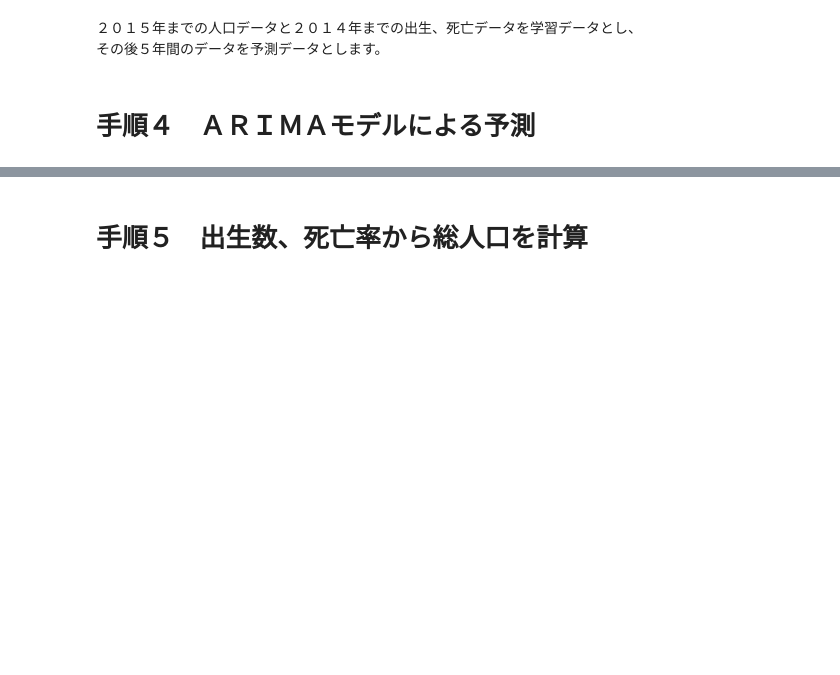
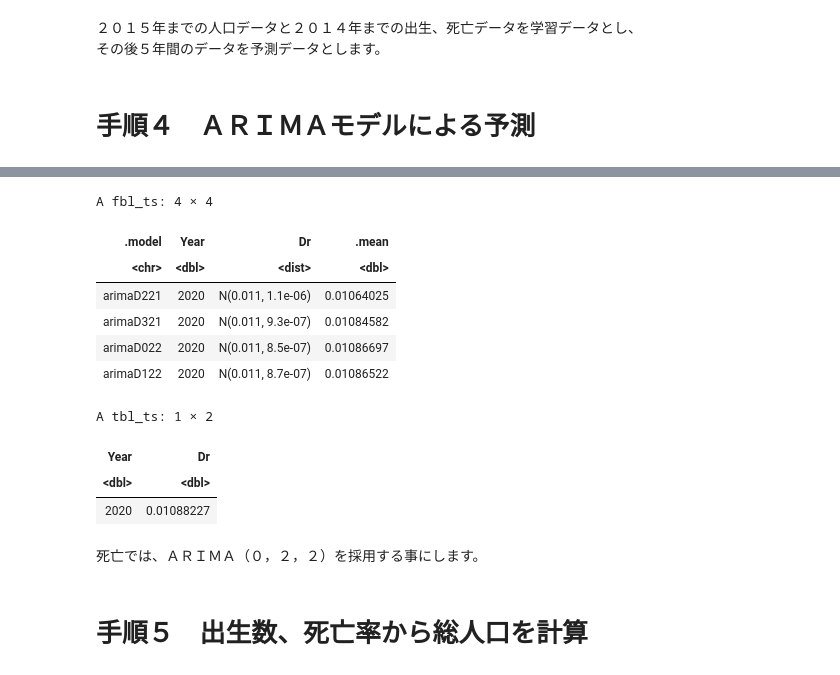
Before and after one commit to u-10bei/Population_Projections, a Jupyter notebook: ipynb/R_ARIMA_3.ipynb, the cells around one changed output, grey strips where cells are left out. Saved outputs shown, nothing was run; the diff lists cells and outputs as text; code cells hidden in the pictures; blank space fills up the shorter version.

```diff
--- a/ipynb/R_ARIMA_3.ipynb
+++ b/ipynb/R_ARIMA_3.ipynb
@@ -213,3 +275,35 @@ A fbl_ts: 6 × 4
+# %%
+pop_train3 |>
+  model(
+    arimaD221 = ARIMA( Dr ~ 0 + pdq( 3, 2, 0 )),
+    arimaD321 = ARIMA( Dr ~ 0 + pdq( 4, 2, 0 )),
+    arimaD022 = ARIMA( Dr ~ 0 + pdq( 2, 2, 1 )),
+    arimaD122 = ARIMA( Dr ~ 0 + pdq( 3, 2, 1 ))) ->
+pop_arimaDr
+
+# ＡＲＩＭＡによる予測
+pop_arimaDr |>
+  forecast( h = "6 years") ->
+pop_arimaDr_f
+pop_arimaDr_f |>
+  filter( Year == 2020 )
+pop_test3 |>
+  select( Year, Dr ) |>
+  tail( 1 )
+# %% [output]
+A fbl_ts: 4 × 4
+| .model | Year | Dr | .mean |
+| <chr> | <dbl> | <dist> | <dbl> |
+| arimaD221 | 2020 | N(0.011, 1.1e-06) | 0.01064025 |
+| arimaD321 | 2020 | N(0.011, 9.3e-07) | 0.01084582 |
+| arimaD022 | 2020 | N(0.011, 8.5e-07) | 0.01086697 |
+| arimaD122 | 2020 | N(0.011, 8.7e-07) | 0.01086522 |
+A tbl_ts: 1 × 2
+| Year | Dr |
+| <dbl> | <dbl> |
+| 2020 | 0.01088227 |
+# %% [markdown]
+死亡では、ＡＲＩＭＡ（０，２，２）を採用する事にします。
 # %% [markdown]
 # 手順５　出生数、死亡率から総人口を計算
 # %% [markdown]
```
Also changed, not shown: parts of 12 cells of this notebook.
